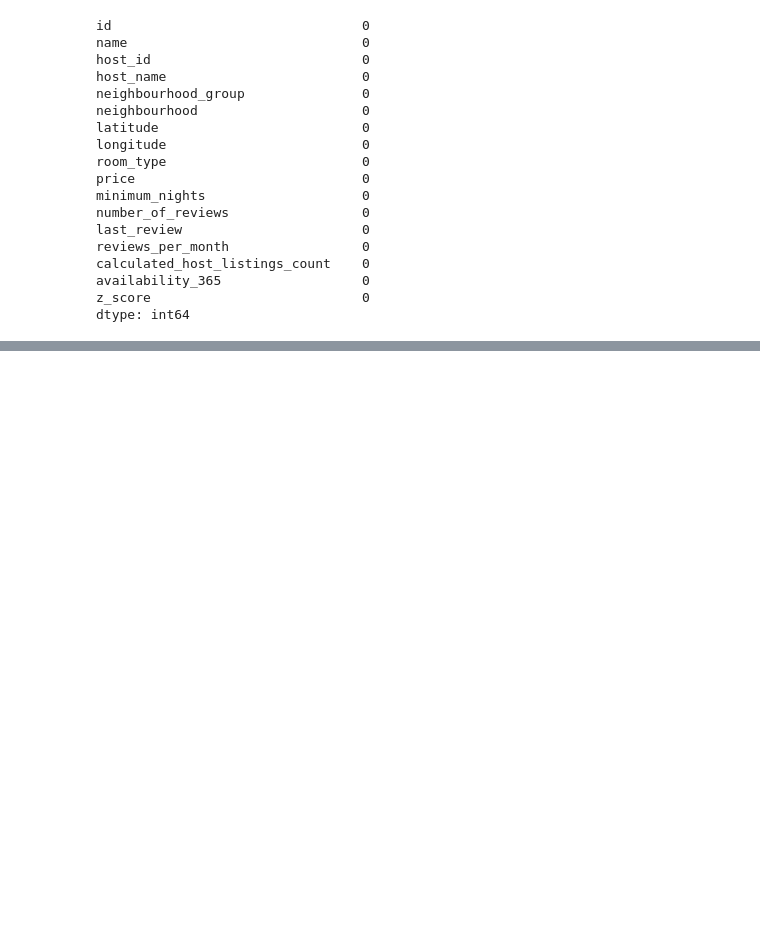
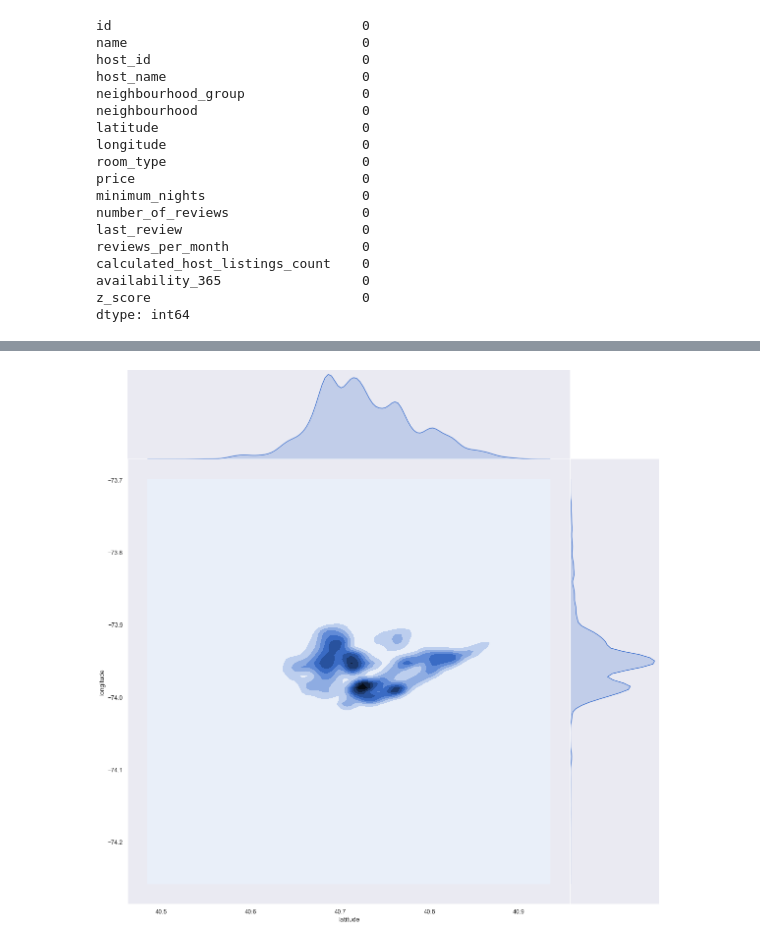
Before and after one commit to wesdoyle/data-science-notebooks, a Jupyter notebook: AirBnb_NYC_Dataset.ipynb, the cells around one changed output, grey strips where cells are left out. Saved outputs shown, nothing was run; the diff lists cells and outputs as text; code cells hidden in the pictures; blank space fills up the shorter version.

```diff
--- a/AirBnb_NYC_Dataset.ipynb
+++ b/AirBnb_NYC_Dataset.ipynb
@@ -147,8 +144,7 @@ len(df)
 # %%
-# Visualize a Joint Plot
-# Draw a plot of two variables with bivariate and univariate graphs.
-
+# Joint Plot - Two variables with bivariate and univariate graphs.
 x = df['latitude']
 y = df['longitude']
-
-# joint_plot = sns.jointplot(x, y, kind="kde", height=16, space=0)
+joint_plot = sns.jointplot(x, y, kind="kde", height=16, space=0)
+# %% [output]
+[figure, added]
```
Also changed, not shown: parts of 16 cells of this notebook.
